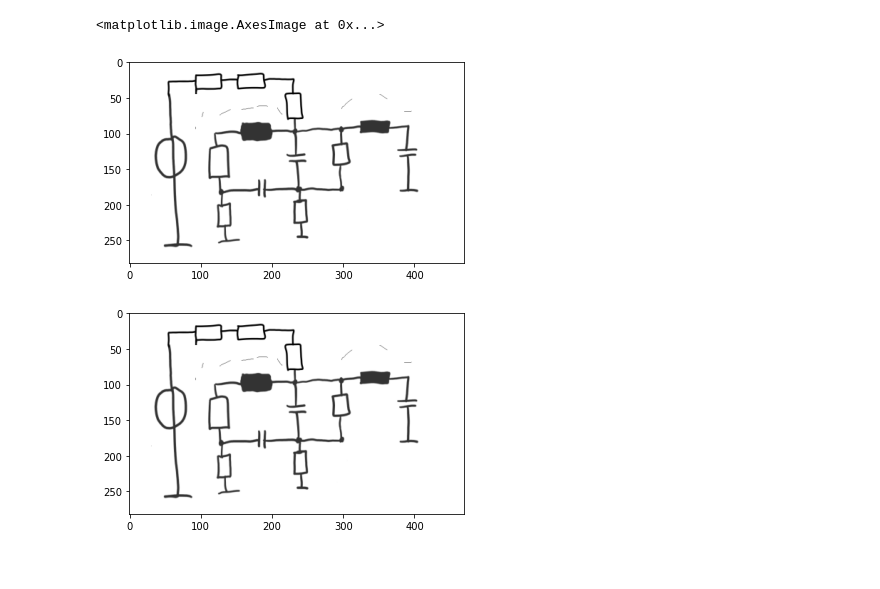
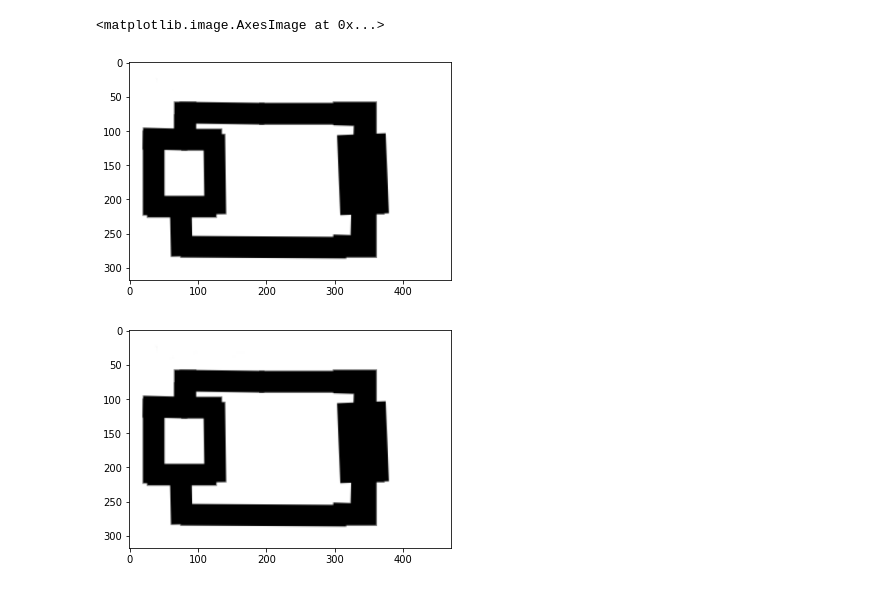
Before and after one commit to Chris022/smarter-circuits, a Jupyter notebook: src/main.ipynb, the cells around one changed output. Drawn from its saved outputs; the diff is of its cells as text; code cells hidden in the pictures.

```diff
--- a/src/main.ipynb
+++ b/src/main.ipynb
@@ -19,31 +20,31 @@ import igraph
 # %%
-name = "1.png"
+name = "6.png"
 
 image = utils.loadImage(path="./../resources/testImages",name=name, resize=(450,None))
 
 colorImage = utils.loadImage(path="./../resources/testImages",name=name, resize=(450,None), color=True)
 
 #insert padding
 s1 = np.full((len(image),10),255)
 image = np.insert(image, [0], s1, axis=1)
 image = np.insert(image, [len(image[0])], s1, axis=1)
 s2 = np.full((10,len(image[0])),255)
 image = np.insert(image, [0], s2, axis=0)
 image = np.insert(image, [len(image)], s2, axis=0)
 
 s1 = np.full((len(colorImage),10,3),255)
 
 colorImage = np.insert(colorImage, [0], s1, axis=1)
 colorImage = np.insert(colorImage, [len(colorImage[0])], s1, axis=1)
 s2 = np.full((10,len(colorImage[0]),3),255)
 
 colorImage = np.insert(colorImage, [0], s2, axis=0)
 colorImage = np.insert(colorImage, [len(colorImage)], s2, axis=0)
 
 plt.imshow(image, cmap='gray')
 plt.figure()
 plt.imshow(colorImage)
 # %% [output]
 <matplotlib.image.AxesImage at 0x...>
-[figure, old version]
+[figure, new version]
-[figure, old version]
+[figure, new version]
```
Also changed, not shown: parts of 9 cells of this notebook.
